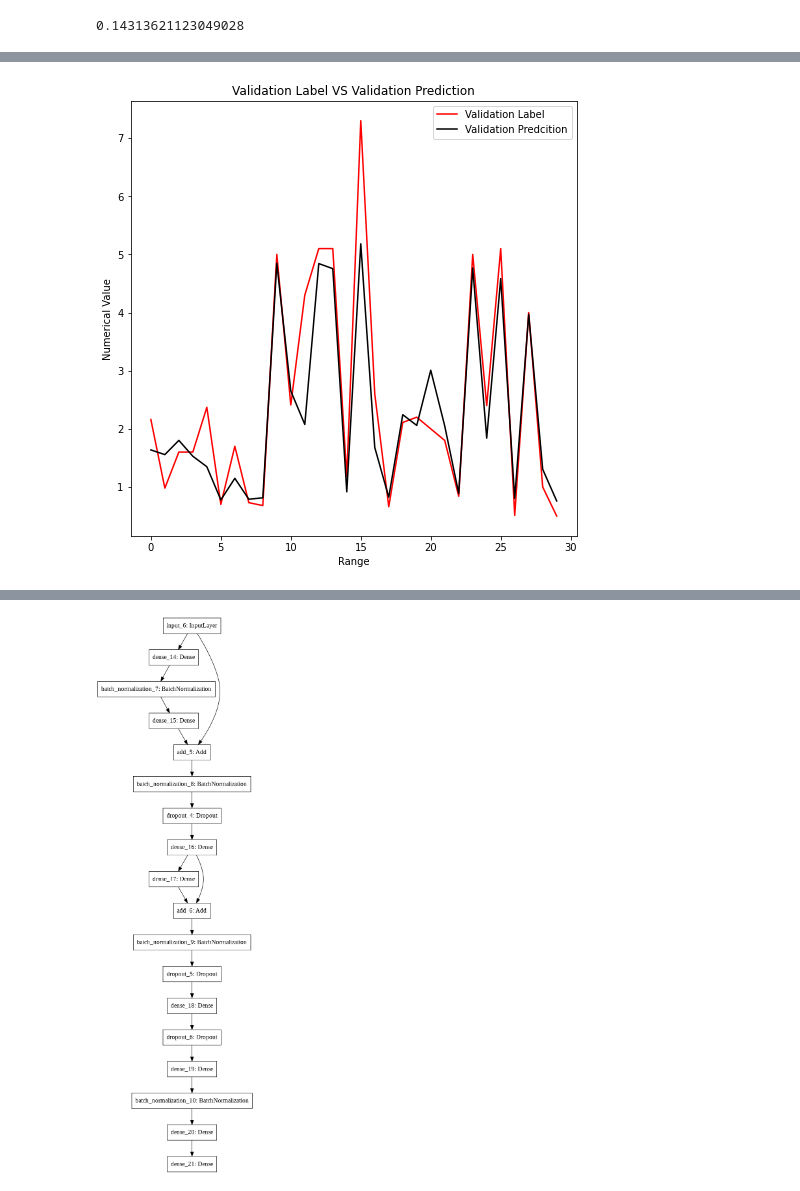
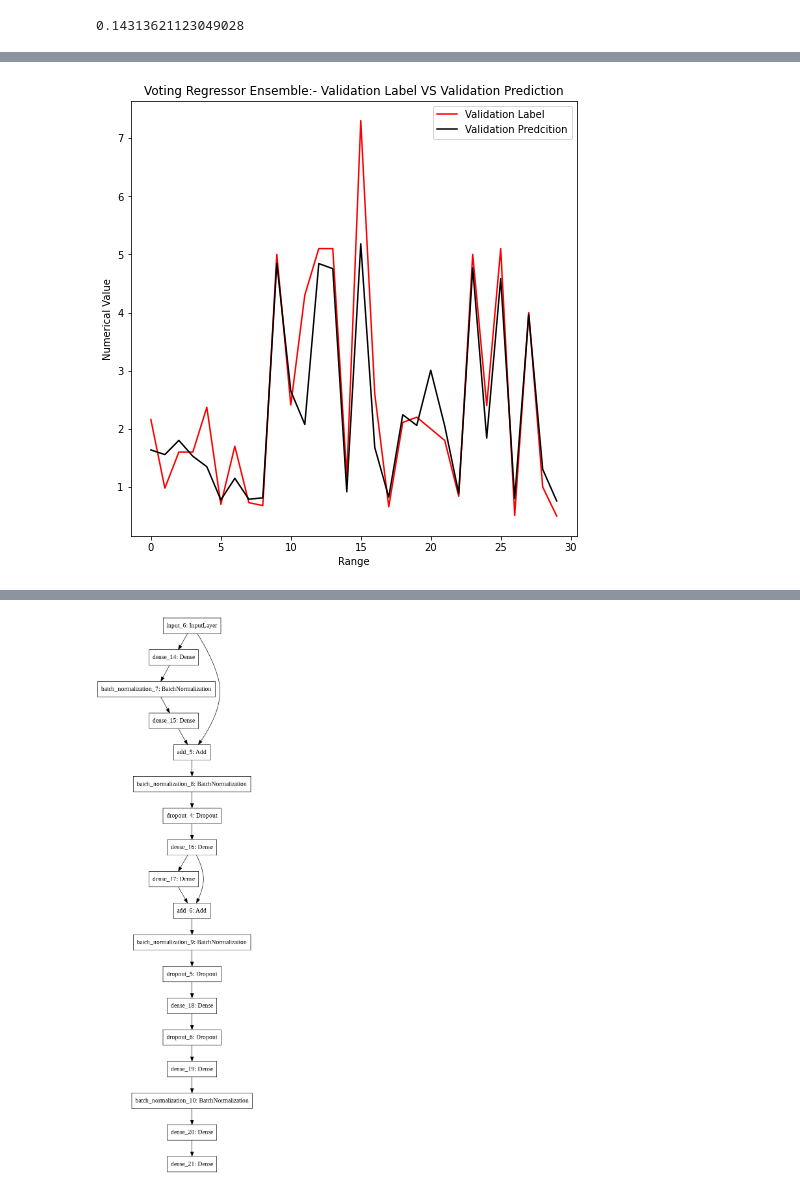
Before and after one commit to hungrycarpet/Quakedet, a Jupyter notebook: earthquake.ipynb, the cells around one changed output, grey strips where cells are left out. Saved outputs shown, nothing was run; the diff lists cells and outputs as text; code cells hidden in the pictures.

```diff
--- a/earthquake.ipynb
+++ b/earthquake.ipynb
@@ -656,16 +656,16 @@ fig.show()
 # %%
 r=30
 fig=plt.figure(figsize=(8,8))
 ax=fig.add_subplot(1,1,1)
 t1=ax.plot(range(r),valY_mag[36:r+36],color='r',label='Validation Label')
 t2=ax.plot(range(r),vr.predict(valX_mag2[36:r+36]),color='k',label='Validation Predcition')
 ax.set_xlabel('Range',)
 ax.set_ylabel('Numerical Value')
 ax.legend()
-ax.set_title('Validation Label VS Validation Prediction')
+ax.set_title('Voting Regressor Ensemble:- Validation Label VS Validation Prediction')
 fig.show()
 # %% [output]
-[figure, old version]
+[figure, new version]
 # %%
 input=keras.Input(shape=(74,))
 z=keras.layers.Dense(74,activation='elu',kernel_initializer=keras.initializers.HeNormal(47))(input)
```
Also changed, not shown: parts of 10 cells of this notebook.
